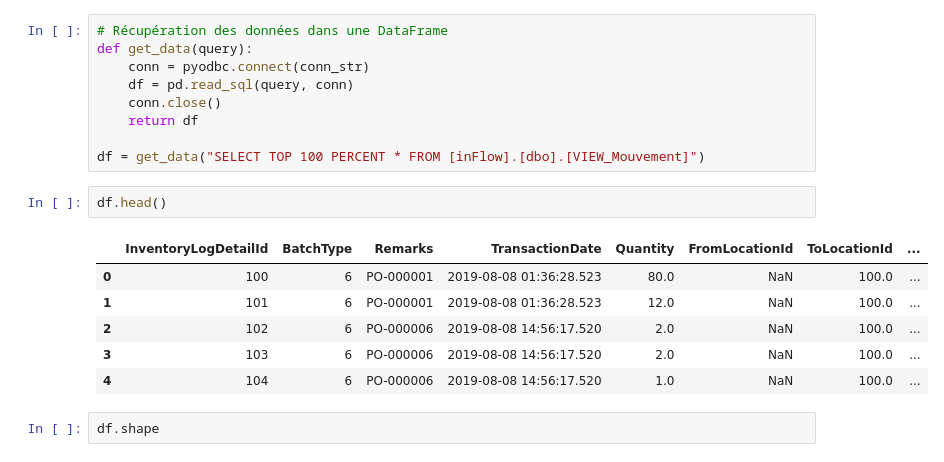
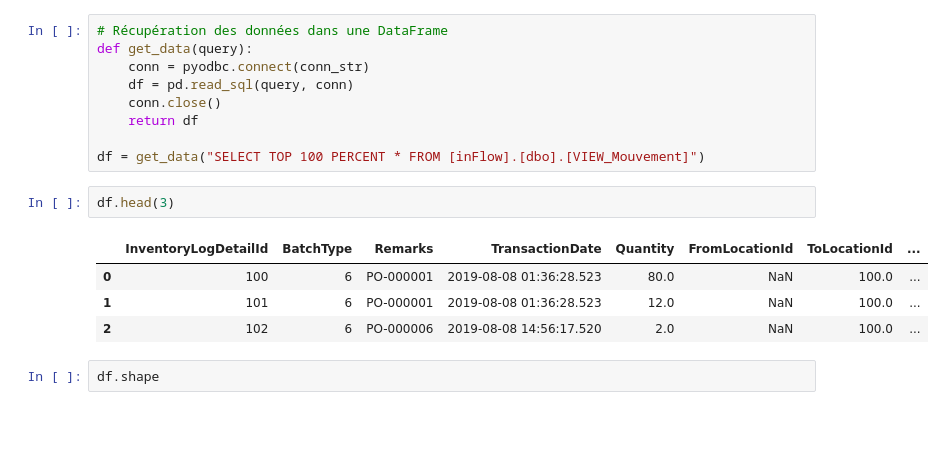
Before and after one commit to Fenokely/projetia_iasm1, a Jupyter notebook: notebooks/surstock_analysis.ipynb, the cells around one changed output. Drawn from its saved outputs; the diff is of its cells as text; blank space fills up the shorter version.

```diff
--- a/notebooks/surstock_analysis.ipynb
+++ b/notebooks/surstock_analysis.ipynb
@@ -85,14 +85,12 @@ def get_data(query):
 
 df = get_data("SELECT TOP 100 PERCENT * FROM [inFlow].[dbo].[VIEW_Mouvement]")
 # %%
-df.head()
+df.head(3)
 # %% [output]
 |  | InventoryLogDetailId | BatchType | Remarks | TransactionDate | Quantity | FromLocationId | ToLocationId | ... |
 | 0 | 100 | 6 | PO-000001 | 2019-08-08 01:36:28.523 | 80.0 | NaN | 100.0 | ... |
 | 1 | 101 | 6 | PO-000001 | 2019-08-08 01:36:28.523 | 12.0 | NaN | 100.0 | ... |
 | 2 | 102 | 6 | PO-000006 | 2019-08-08 14:56:17.520 | 2.0 | NaN | 100.0 | ... |
-| 3 | 103 | 6 | PO-000006 | 2019-08-08 14:56:17.520 | 2.0 | NaN | 100.0 | ... |
-| 4 | 104 | 6 | PO-000006 | 2019-08-08 14:56:17.520 | 1.0 | NaN | 100.0 | ... |
 # %%
 df.shape
 # %% [output]
```
Also changed, not shown: parts of 9 cells of this notebook.
